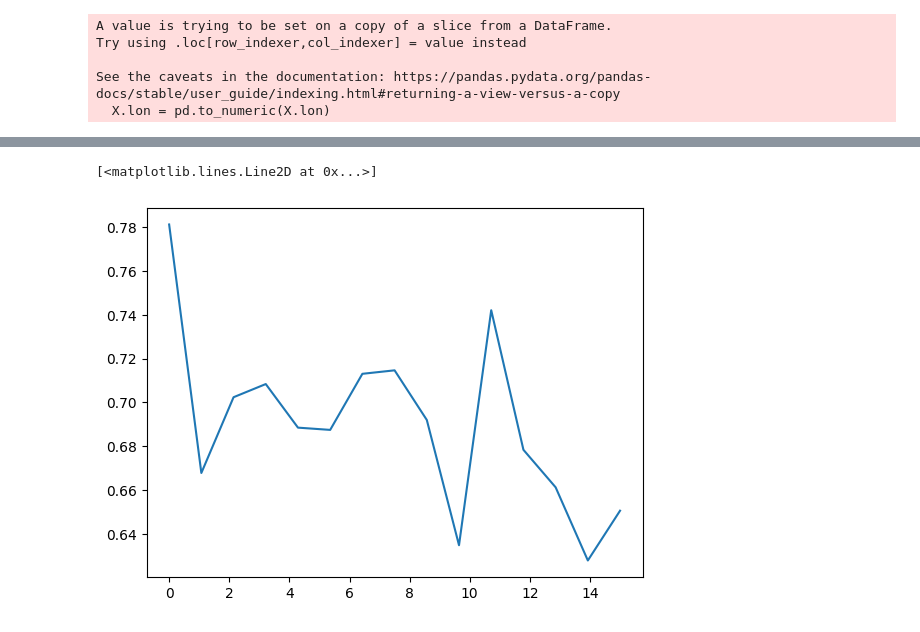
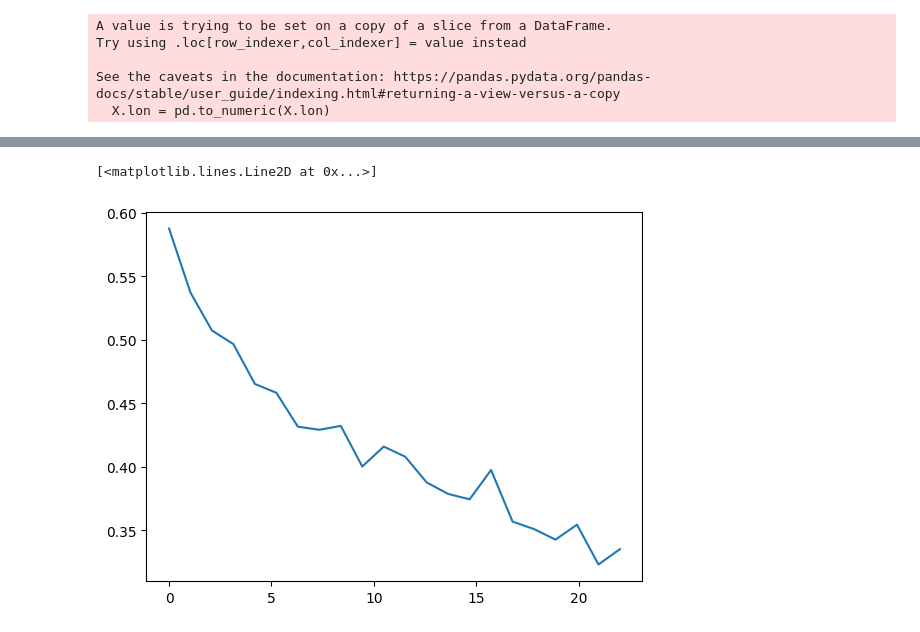
Before and after one commit to z1mmz/ML-Notebooks, a Jupyter notebook: Melbourne carpark prediction.ipynb, the cells around one changed output, grey strips where cells are left out. Saved outputs shown, nothing was run; the diff lists cells and outputs as text; code cells hidden in the pictures.

```diff
--- a/Melbourne carpark prediction.ipynb
+++ b/Melbourne carpark prediction.ipynb
@@ -143,7 +173,7 @@ class NeuralNetwork(nn.Module):
         super(NeuralNetwork, self).__init__()
         self.flatten = nn.Flatten()
         self.linear_relu_stack = nn.Sequential(
-            nn.Linear(16, 255),
+            nn.Linear(15, 255),
             nn.ReLU(),
             nn.Linear(255, 255),
             nn.ReLU(),
@@ -203,7 +233,7 @@ def train(dataloader, model, loss_fn, optimizer,losslist):
         optimizer.zero_grad()
         loss.backward()
         optimizer.step()
-        losslist.append(loss.item())
+
         if batch % 1000 == 0:
 
             loss, current = loss.item(), batch * len(X)
@@ -222,9 +252,10 @@ def test(dataloader, model, loss_fn):
             correct +=  binary_acc(pred,y)
     test_loss /= num_batches
     correct /= num_batches
+    losslist.append(test_loss)
     print(f"Test Error: \n Accuracy: {(correct):>0.1f}%, Avg loss: {test_loss:>8f} \n")
 # %%
-epochs = 3
+epochs = 22
 losslist = []
 for t in range(epochs):
     print(f"Epoch {t+1}\n-------------------------------")
@@ -251,11 +282,11 @@ Test Error:
 Done!
 # %%
 import matplotlib.pyplot as plt
-step = np.linspace(0,15,15)
+step = np.linspace(0,len(losslist),len(losslist))
 plt.plot(step,np.array(losslist))
 # %% [output]
 [<matplotlib.lines.Line2D at 0x...>]
-[figure, old version]
+[figure, new version]
 # %%
 losslist
 # %% [output]
```
Also changed, not shown: parts of 18 cells of this notebook.
